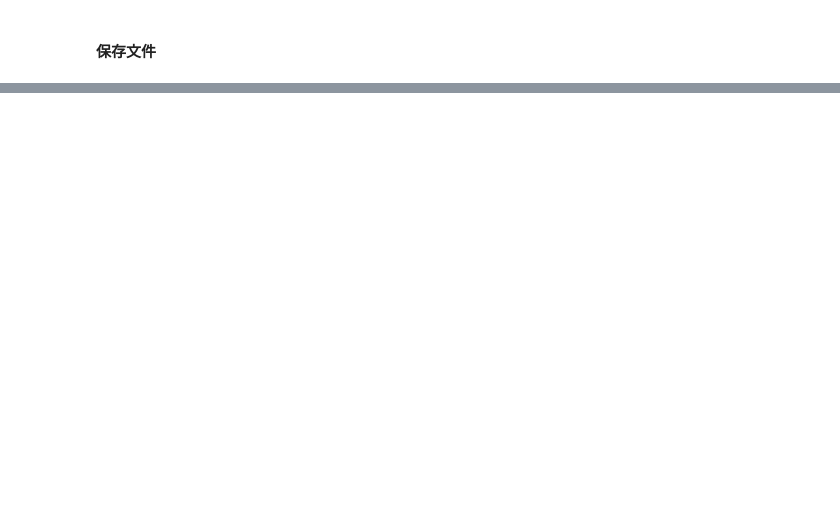
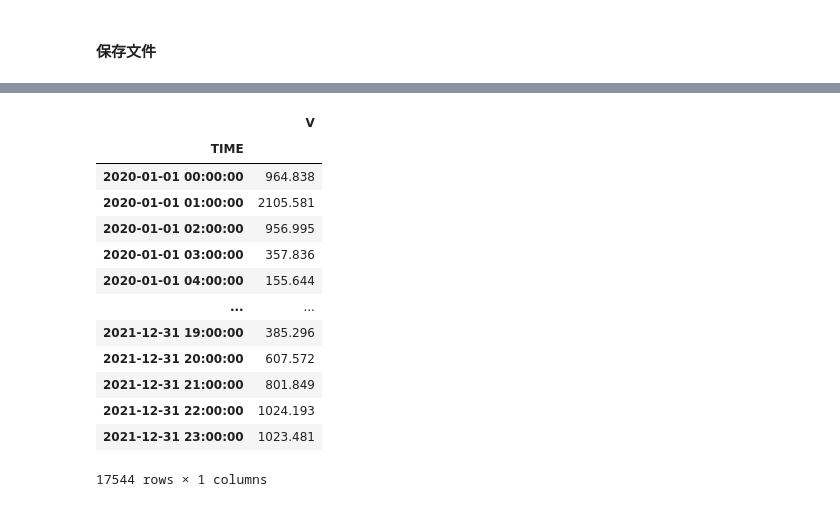
Before and after one commit to ZongXR/DCIC2025-RiverWaterPrediction, a Jupyter notebook: notebooks/main-A.ipynb, the cells around one changed output, grey strips where cells are left out. Cells and saved outputs as stored; diff of their text form; code cells hidden in the pictures; blank space fills up the shorter version.

```diff
--- a/notebooks/main-A.ipynb
+++ b/notebooks/main-A.ipynb
@@ -135,8 +136,9 @@ def split_xy(df: DataFrame) -> (DataFrame, Series):
     划分xy\n
     """
     x = df.copy()
-    x[df.select_dtypes(exclude=['category']).columns] = x[df.select_dtypes(exclude=['category']).columns].fillna(0).astype(np.float32)
     y = x.pop("V")
+    y = y.fillna(method="bfill").fillna(method="ffill").fillna(0)
+    x[x.select_dtypes(exclude=['category']).columns] = x[x.select_dtypes(exclude=['category']).columns].fillna(0).astype(np.float32)
     return x, y
 # %%
 train_x, train_y = split_xy(train_data)
@@ -271,3 +273,4 @@ y_pred.shape
 # %%
 y_pred[y_pred < 0] = 0
 test_label["V"] = y_pred
+test_label["V"].iloc[0:24] = train_label["V"].iloc[-24:]
@@ -277,0 +328,19 @@ test_label[["V"]].to_csv(f"../data/submit/submit_{datetime.now().strftime('%Y%m%
+# %%
+result = result.reindex(test_label.index).fillna(method="bfill").fillna(method="ffill").fillna(0)
+result.to_csv(f"../data/submit/submit_{datetime.now().strftime('%Y%m%d-%H%M%S')}.csv")
+result
+# %% [output]
+|  | V |
+| TIME |  |
+| 2020-01-01 00:00:00 | 964.838 |
+| 2020-01-01 01:00:00 | 2105.581 |
+| 2020-01-01 02:00:00 | 956.995 |
+| 2020-01-01 03:00:00 | 357.836 |
+| 2020-01-01 04:00:00 | 155.644 |
+| ... | ... |
+| 2021-12-31 19:00:00 | 385.296 |
+| 2021-12-31 20:00:00 | 607.572 |
+| 2021-12-31 21:00:00 | 801.849 |
+| 2021-12-31 22:00:00 | 1024.193 |
+| 2021-12-31 23:00:00 | 1023.481 |
+17544 rows × 1 columns
```
Also changed, not shown: parts of 9 cells of this notebook, 11 other files.
